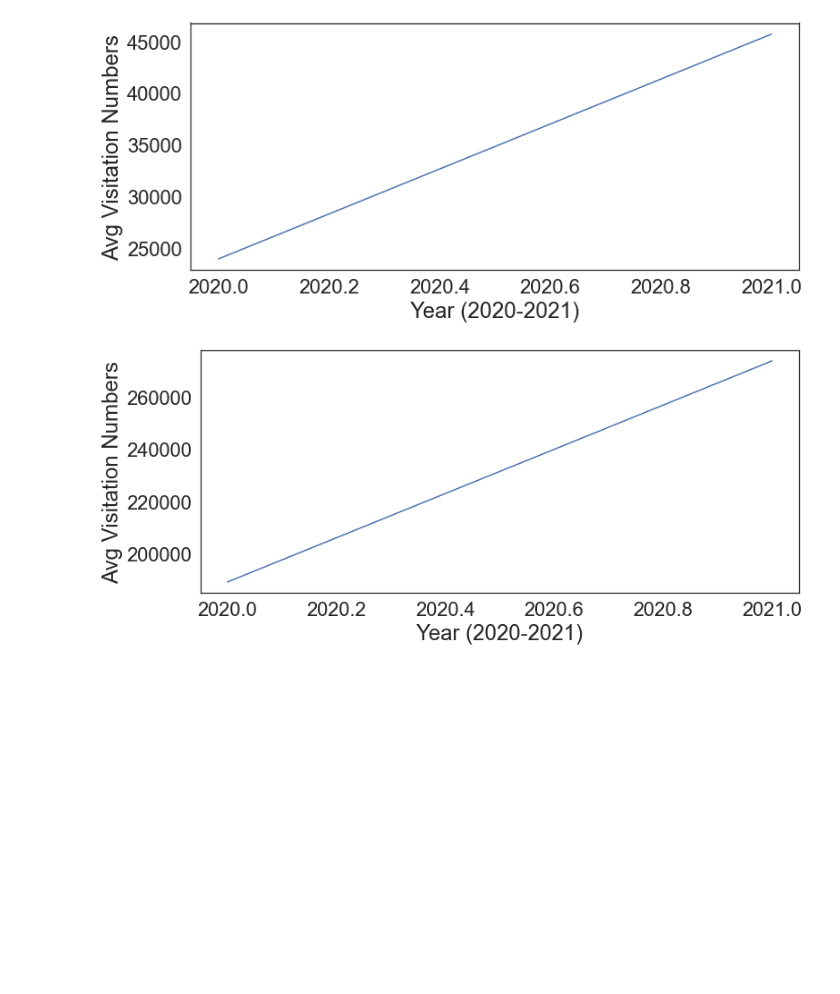
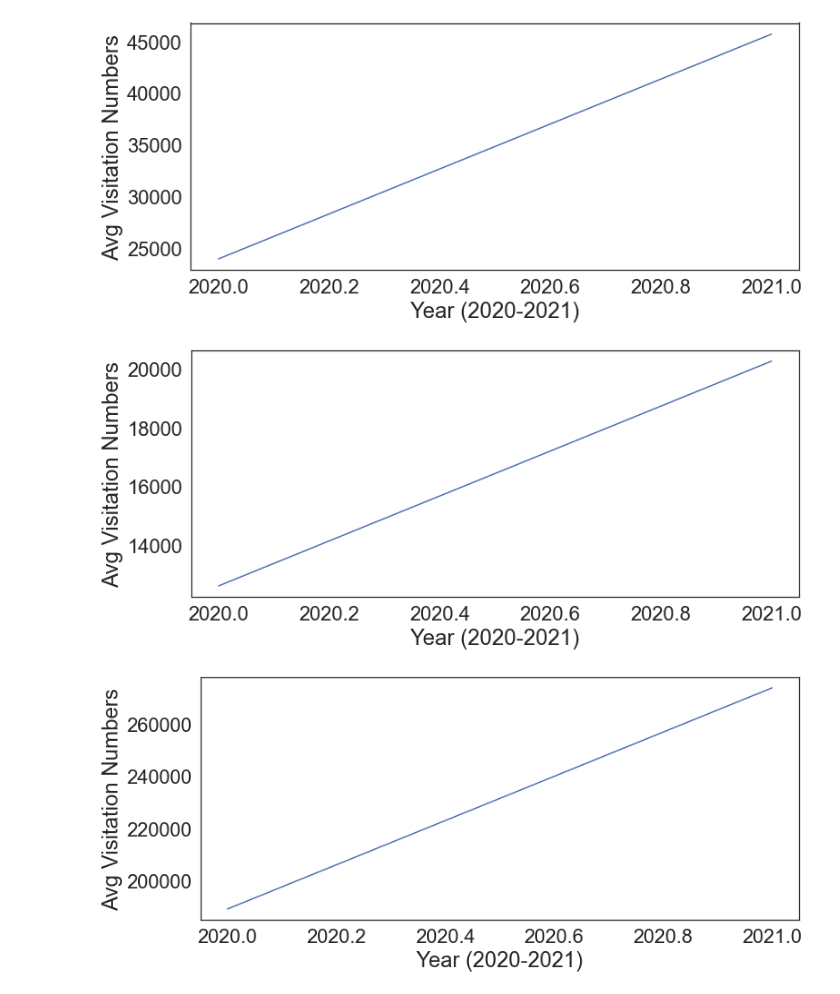
Before and after one commit to mqdhilla/COGS108_Repo, a Jupyter notebook: EDACheckpointGroup043-Wi22.ipynb, the cells around one changed output. Cells and saved outputs as stored; diff of their text form; code cells hidden in the pictures; blank space fills up the shorter version.

```diff
--- a/EDACheckpointGroup043-Wi22.ipynb
+++ b/EDACheckpointGroup043-Wi22.ipynb
@@ -500,6 +557,13 @@ plt.ylabel('Avg Visitation Numbers')
 plt.show()
 # %% [output]
 [figure]
+# %%
+plt.plot('Year', 'GUMO Yearly Average Visitation Numbers', data=df_GUMO_20_21)
+plt.xlabel('Year (2020-2021)')
+plt.ylabel('Avg Visitation Numbers')
+plt.show()
+# %% [output]
+[figure, added]
 # %%
 plt.plot('Year', 'YOSE Yearly Average Visitation Numbers', data=df_YOSE_20_21)
 plt.xlabel('Year (2020-2021)')
```
Also changed, not shown: parts of 23 cells of this notebook.
